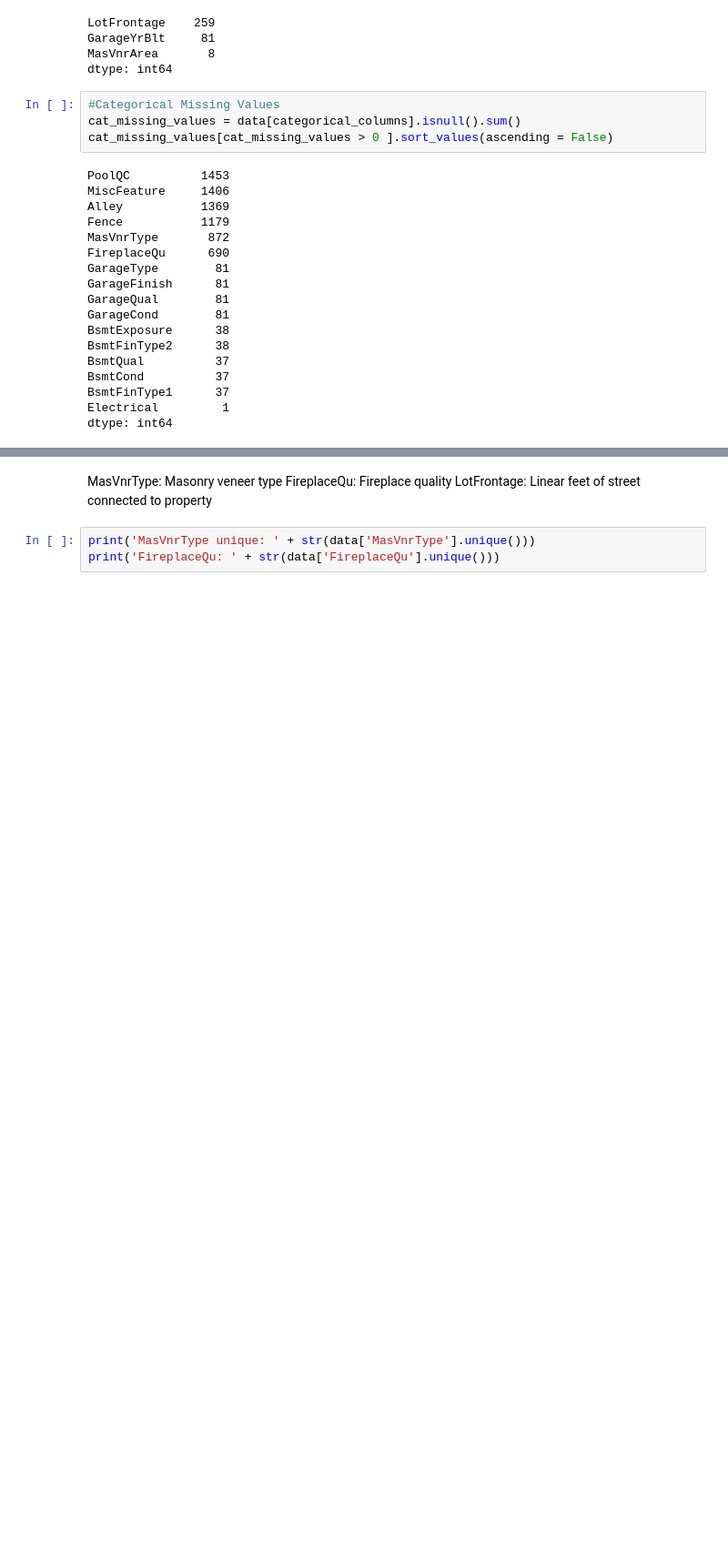
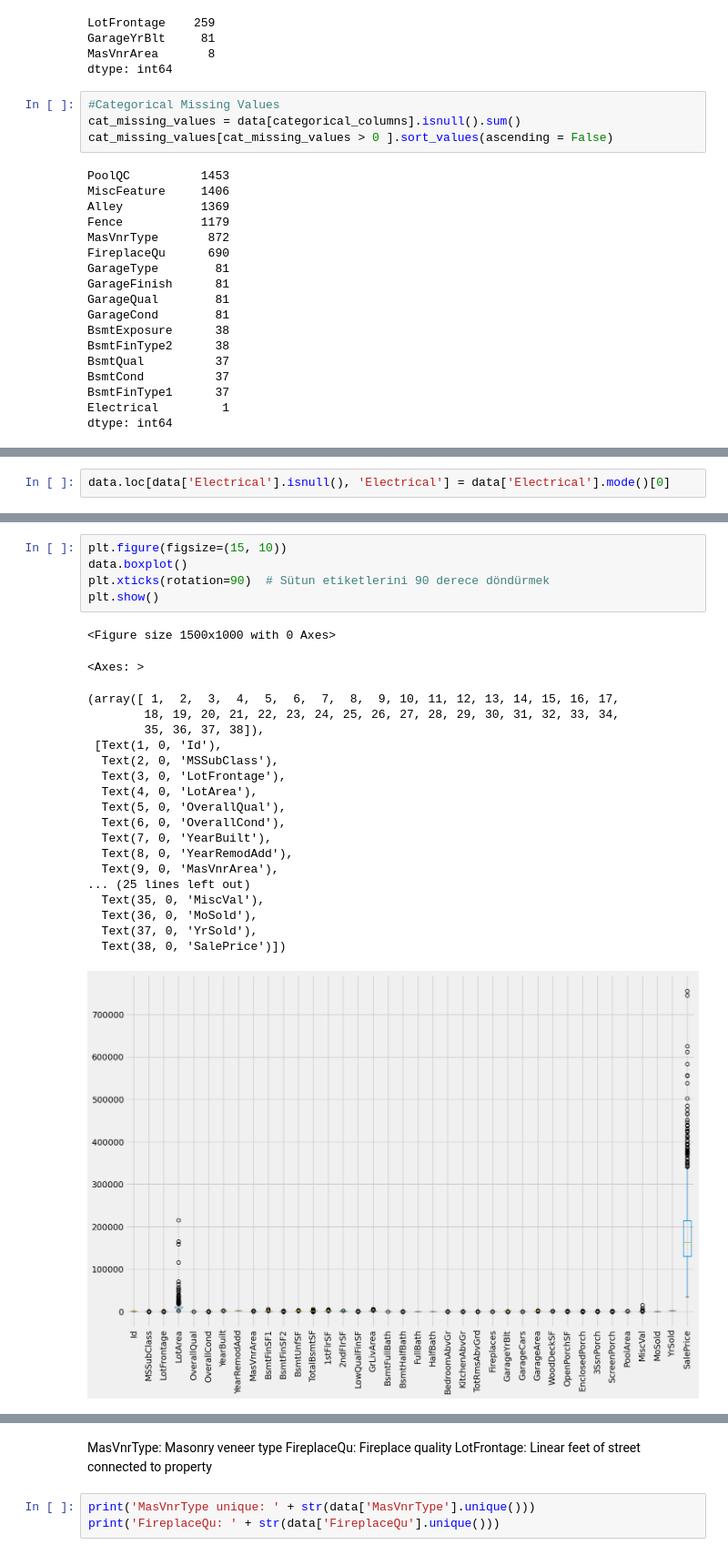
Before and after one commit to sdemirus/HousePricePrediction, a Jupyter notebook: Notebook/02_data_wrangling.ipynb, the cells around one changed output, grey strips where cells are left out. Shown at 91% size. Saved outputs shown, nothing was run; the diff lists cells and outputs as text; blank space fills up the shorter version.

```diff
--- a/Notebook/02_data_wrangling.ipynb
+++ b/Notebook/02_data_wrangling.ipynb
@@ -250,0 +530,2 @@ data.head()
+# %%
+data.loc[data['Electrical'].isnull(), 'Electrical'] = data['Electrical'].mode()[0]
@@ -250,0 +719,26 @@ data.head()
+# %%
+plt.figure(figsize=(15, 10))
+data.boxplot()
+plt.xticks(rotation=90)  # Sütun etiketlerini 90 derece döndürmek
+plt.show()
+# %% [output]
+<Figure size 1500x1000 with 0 Axes>
+<Axes: >
+(array([ 1,  2,  3,  4,  5,  6,  7,  8,  9, 10, 11, 12, 13, 14, 15, 16, 17,
+        18, 19, 20, 21, 22, 23, 24, 25, 26, 27, 28, 29, 30, 31, 32, 33, 34,
+        35, 36, 37, 38]),
+ [Text(1, 0, 'Id'),
+  Text(2, 0, 'MSSubClass'),
+  Text(3, 0, 'LotFrontage'),
+  Text(4, 0, 'LotArea'),
+  Text(5, 0, 'OverallQual'),
+  Text(6, 0, 'OverallCond'),
+  Text(7, 0, 'YearBuilt'),
+  Text(8, 0, 'YearRemodAdd'),
+  Text(9, 0, 'MasVnrArea'),
+... (25 lines left out)
+  Text(35, 0, 'MiscVal'),
+  Text(36, 0, 'MoSold'),
+  Text(37, 0, 'YrSold'),
+  Text(38, 0, 'SalePrice')])
+[figure, added]
```
Also changed, not shown: parts of 81 cells of this notebook.
